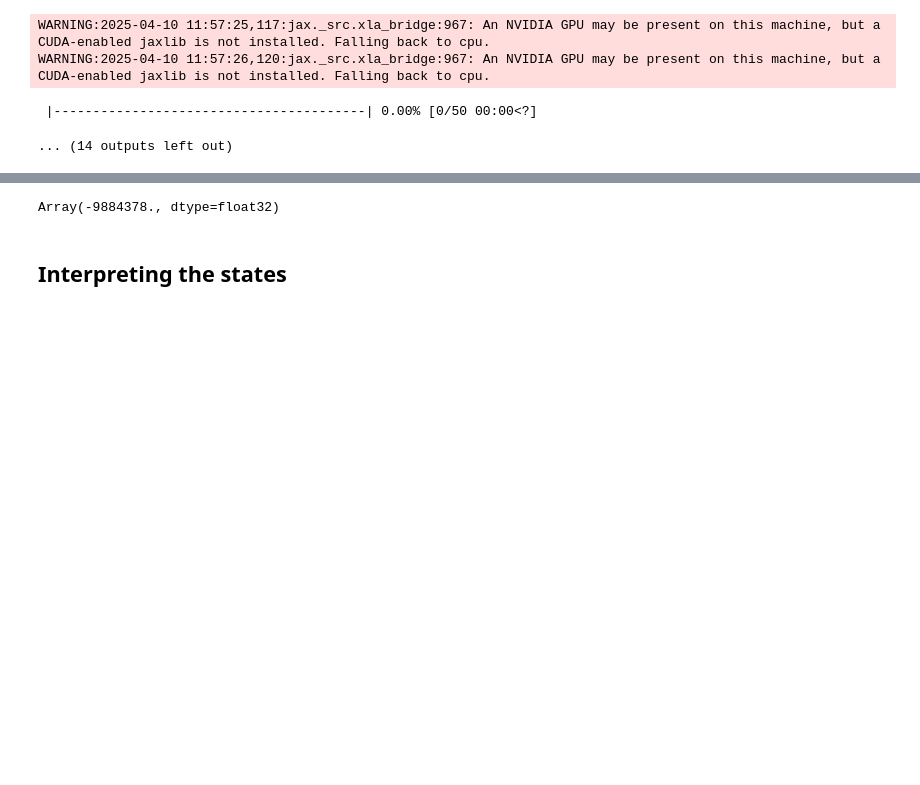
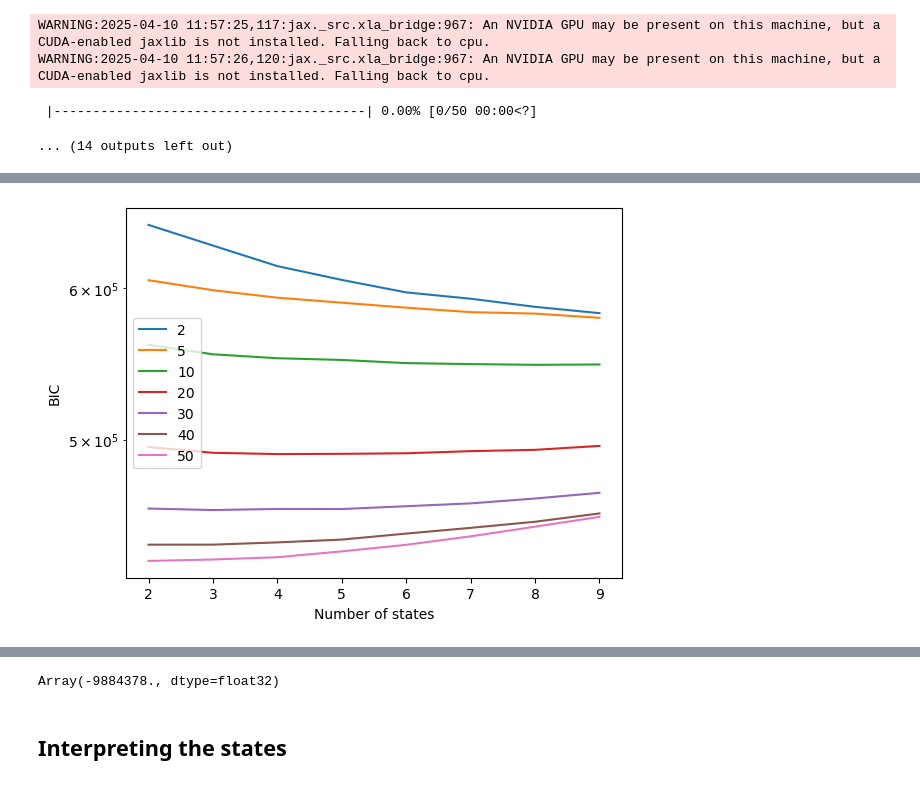
Before and after one commit to MarcoZenari/brainhackRome2025, a Jupyter notebook: hmm_fit.ipynb, the cells around one changed output, grey strips where cells are left out. Saved outputs shown, nothing was run; the diff lists cells and outputs as text; code cells hidden in the pictures; blank space fills up the shorter version.

```diff
--- a/hmm_fit.ipynb
+++ b/hmm_fit.ipynb
@@ -803 +797,10 @@ plt.show()
+# %%
+for chosen_n_comp in range(len(n_components_list)):
+    plt.plot(n_states_list, heatmap[chosen_n_comp, :], label=n_components_list[chosen_n_comp])
+    plt.xlabel('Number of states')
+    plt.ylabel('BIC')
+plt.legend()
+plt.yscale('log')
+# %% [output]
+[figure, added]
 # %%
```
Also changed, not shown: parts of 6 cells of this notebook.
